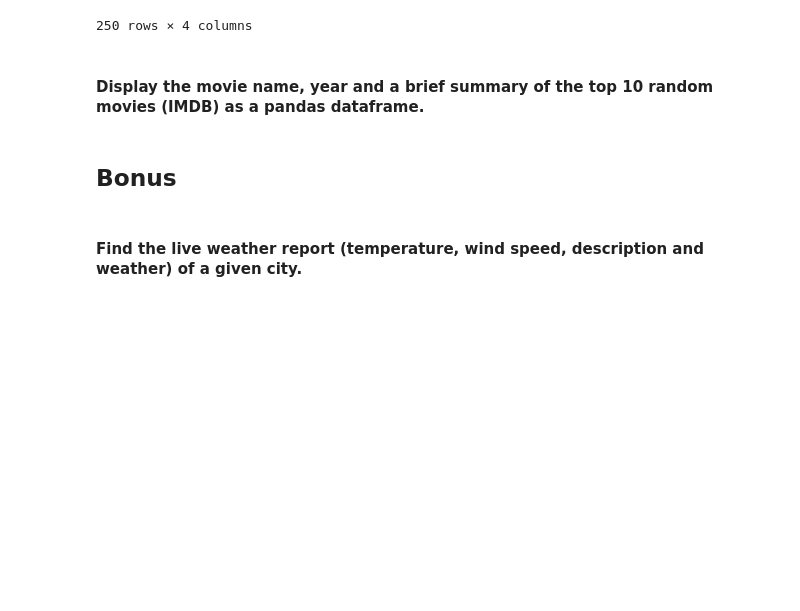
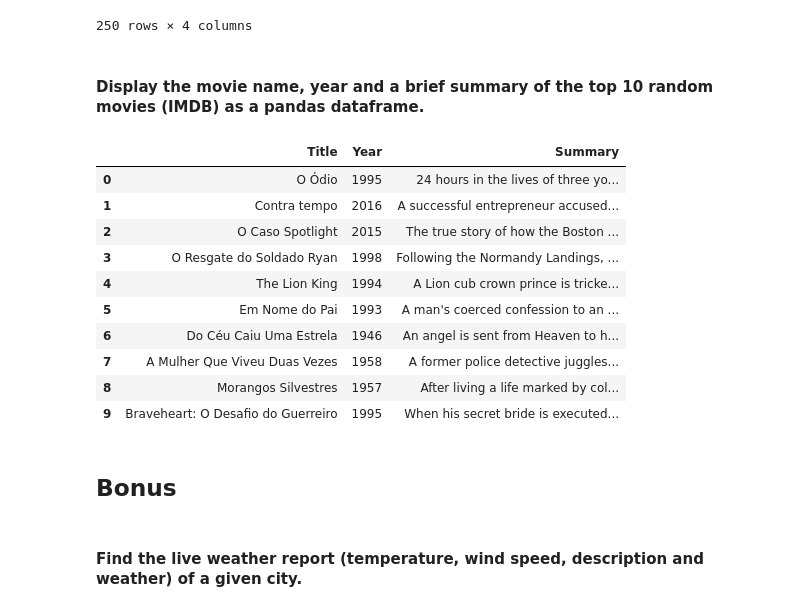
Before and after one commit to ta-data-lis/lab-web-scraping, a Jupyter notebook: your-code/main.ipynb, the cells around one changed output. Saved outputs shown, nothing was run; the diff lists cells and outputs as text; code cells hidden in the pictures; blank space fills up the shorter version.

```diff
--- a/your-code/main.ipynb
+++ b/your-code/main.ipynb
@@ -371,3 +426,53 @@ url = 'http://www.imdb.com/chart/top'
+# %%
+import random as rd
+
+response = requests.get(url)
+html = response.content
+soup = BeautifulSoup(html, 'lxml')
+target_div = soup.table
+
+rows = target_div.find_all('tr')
+movies_urls = [tr.find('td', class_='titleColumn').a['href'] for tr in rows[1:]]
+chosen_urls = rd.sample(movies_urls, k=10)
+
+titles = []
+years = []
+summaries = []
+
+for url in chosen_urls:
+    response = requests.get('http://imdb.com' + url)
+    html = response.content
+    soup = BeautifulSoup(html, 'lxml')
+    title = list(soup.h1.stripped_strings)[0]
+    titles.append(title)
+    year = list(soup.h1.stripped_strings)[2]
+    years.append(year)
+    try:
+        summary = soup.find('div', class_='summary_text').string.strip(' \n')
+    except:
+        summary = 'NA'
+    summaries.append(summary)
+
+data = {
+    'Title' : titles,
+    'Year' : years,
+    'Summary' : summaries
+}
+
+df = pd.DataFrame.from_dict(data, orient='columns')
+df
+# %% [output]
+|  | Title | Year | Summary |
+| 0 | O Ódio | 1995 | 24 hours in the lives of three yo... |
+| 1 | Contra tempo | 2016 | A successful entrepreneur accused... |
+| 2 | O Caso Spotlight | 2015 | The true story of how the Boston ... |
+| 3 | O Resgate do Soldado Ryan | 1998 | Following the Normandy Landings, ... |
+| 4 | The Lion King | 1994 | A Lion cub crown prince is tricke... |
+| 5 | Em Nome do Pai | 1993 | A man's coerced confession to an ... |
+| 6 | Do Céu Caiu Uma Estrela | 1946 | An angel is sent from Heaven to h... |
+| 7 | A Mulher Que Viveu Duas Vezes | 1958 | A former police detective juggles... |
+| 8 | Morangos Silvestres | 1957 | After living a life marked by col... |
+| 9 | Braveheart: O Desafio do Guerreiro | 1995 | When his secret bride is executed... |
 # %% [markdown]
 ## Bonus
 # %% [markdown]
```
Also changed, not shown: parts of 14 cells of this notebook.
